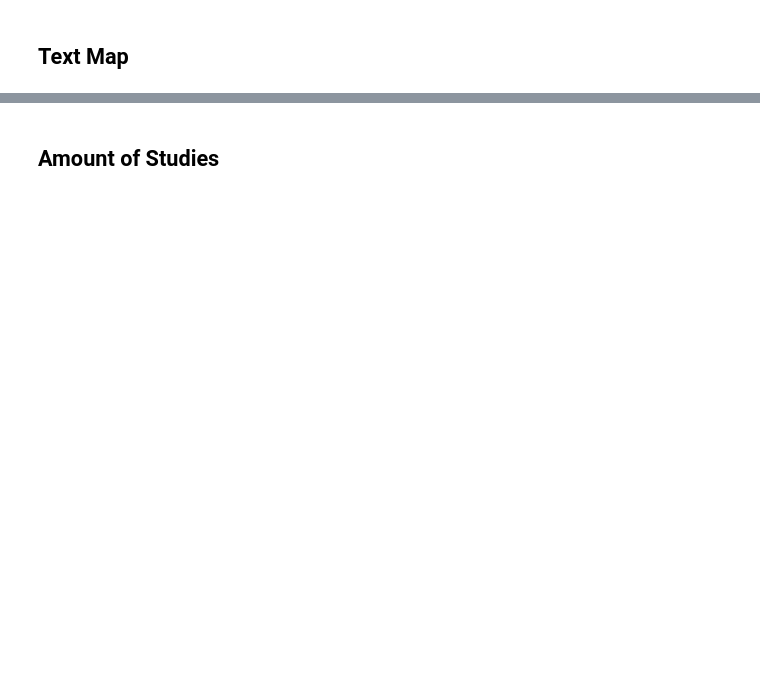
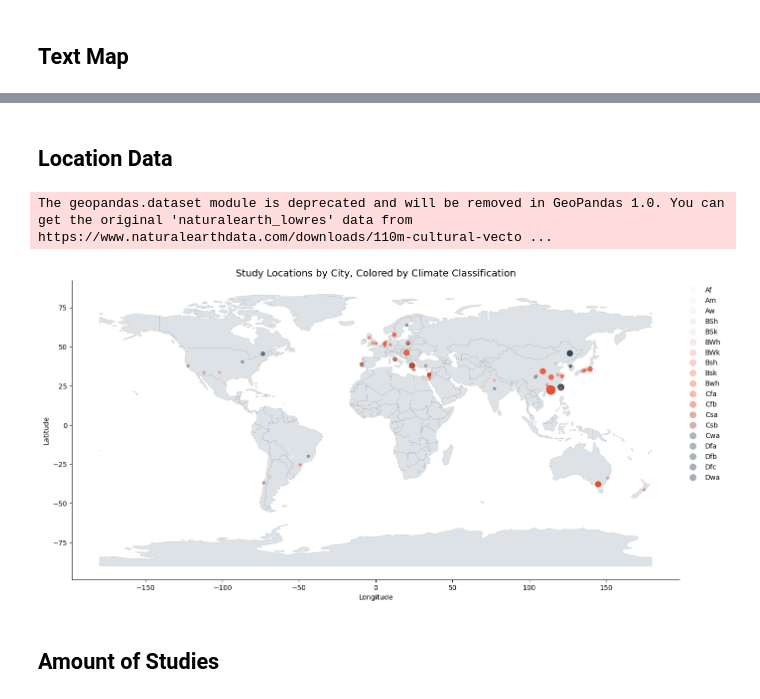
Before and after one commit to buds-lab/calma-esse-heat-stress-public, a Jupyter notebook: Esse/src/Review_data.ipynb, the cells around one changed output, grey strips where cells are left out. Saved outputs shown, nothing was run; the diff lists cells and outputs as text; code cells hidden in the pictures; blank space fills up the shorter version.

```diff
--- a/Esse/src/Review_data.ipynb
+++ b/Esse/src/Review_data.ipynb
@@ -325,3 +98,63 @@ plt.show()
+# %% [markdown]
+## Location Data
+# %%
+import pandas as pd
+import geopandas as gpd
+import matplotlib.pyplot as plt
+from shapely.geometry import Point
+
+# Assuming your DataFrame is called raw_data_df
+df = raw_data_df
+
+# Step 1: Aggregate the data by city and country to count the number of studies
+size_df = df.groupby(['Study_country', 'Study_City']).size().reset_index(name='Study_Count')
+
+# Step 2: Merge the aggregated study count back into the original DataFrame
+df = pd.merge(df, size_df, on=['Study_country', 'Study_City'])
+
+# Step 3: Create a GeoDataFrame using the Study_longitude and Study_latitude columns
+gdf = gpd.GeoDataFrame(df,
+                       geometry=gpd.points_from_xy(df['Study_longitude'], df['Study_latitude']),
+                       crs="EPSG:4326")  # WGS84 Latitude/Longitude
+
+# Step 4: Load a base world map using GeoPandas
+world = gpd.read_file(gpd.datasets.get_path('naturalearth_lowres'))
+
+# Step 5: Plot the map and the study locations, colored by Study_climateclassification
+fig, ax = plt.subplots(figsize=(14, 10))
+
+# Plot the base world map
+world.plot(ax=ax, color=tum_grey_7, edgecolor="black", linewidth=0.075)
+
+# Plot the study locations with size based on Study_Count and colored by Study_climateclassification
+gdf_plot = gdf.plot(ax=ax,
+                    markersize=gdf['Study_Count'] * 15,  # Adjust the multiplier for size
+                    column='Study_climateclassification',  # Color by climate classification
+                    cmap=gradient_lightvulcanelderberry,  # Colormap for the points; you can change this to your preference
+                    alpha=0.4,
+                    legend=True,  # Enable the legend
+                    legend_kwds={'bbox_to_anchor': (1.0, 1), 'loc': 'upper left'})  # Move legend to the right
+
+legend = ax.get_legend()
+legend.set_frame_on(False)
+
+# Customize spines: remove top and right spines
+ax.spines['top'].set_visible(False)
+ax.spines['right'].set_visible(False)
+
+# Add titles and labels
+ax.set_title('Study Locations by City, Colored by Climate Classification', fontsize=14)
+ax.set_xlabel('Longitude')
+ax.set_ylabel('Latitude')
+
+# Adjust layout to make room for the legend
+plt.tight_layout()
+
+# Show the plot
+plt.show()
+# %% [output]
+The geopandas.dataset module is deprecated and will be removed in GeoPandas 1.0. You can get the original 'naturalearth_lowres' data from https://www.naturalearthdata.com/downloads/110m-cultural-vecto ...
+[figure, added]
 # %% [markdown]
 ## Amount of Studies
 # %%
```
Also changed, not shown: parts of 10 cells of this notebook, 15 other files.
